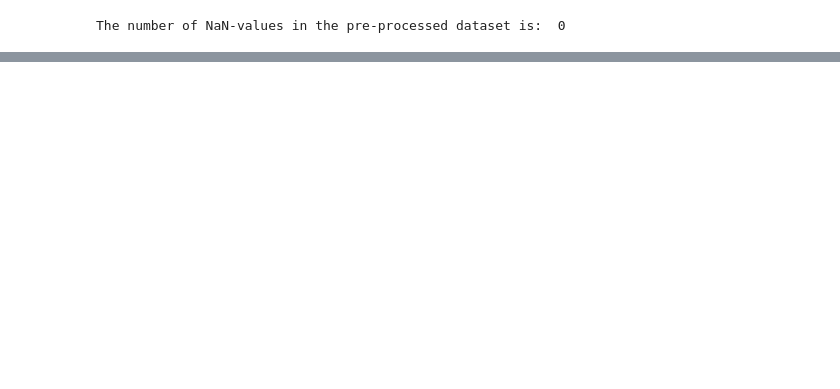
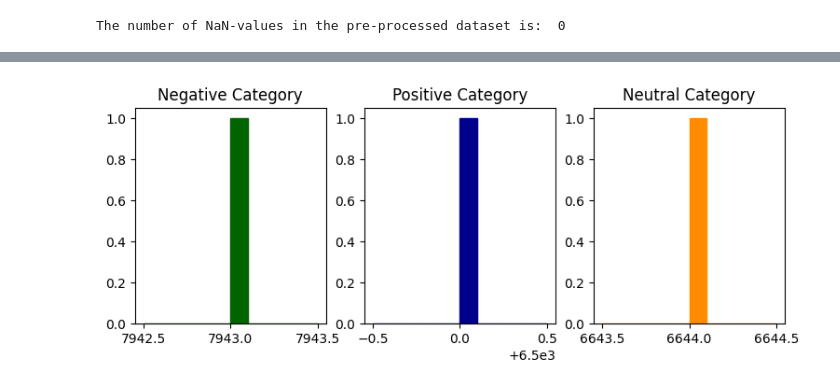
Before and after one commit to Mesgarin/NLPPJ, a Jupyter notebook: Emotion.ipynb, the cells around one changed output, grey strips where cells are left out. Cells and saved outputs as stored; diff of their text form; code cells hidden in the pictures; blank space fills up the shorter version.

```diff
--- a/Emotion.ipynb
+++ b/Emotion.ipynb
@@ -514,0 +657,21 @@ plt.show()
+# %%
+
+# Histogram
+
+fig, (ax1, ax2, ax3) = plt.subplots(1, 3, figsize=(9, 3))
+
+txtlen_negative = filtered_content[filtered_content['label_num'] == 0]['clean_content'].size
+ax1.hist(txtlen_negative, color='darkgreen', edgecolor='darkgreen')
+ax1.set_title('Negative Category')
+
+txtlen_positive = filtered_content[filtered_content['label_num'] == 1]['clean_content'].size
+ax2.hist(txtlen_positive, color='darkblue', edgecolor='darkblue')
+ax2.set_title('Positive Category')
+
+txtlen_neutral = filtered_content[filtered_content['label_num'] == 2]['clean_content'].size
+ax3.hist(txtlen_neutral, color='darkorange', edgecolor='darkorange')
+ax3.set_title('Neutral Category')
+
+plt.show()
+# %% [output]
+[figure, added]
```
Also changed, not shown: parts of 98 cells of this notebook, 3 other files.
